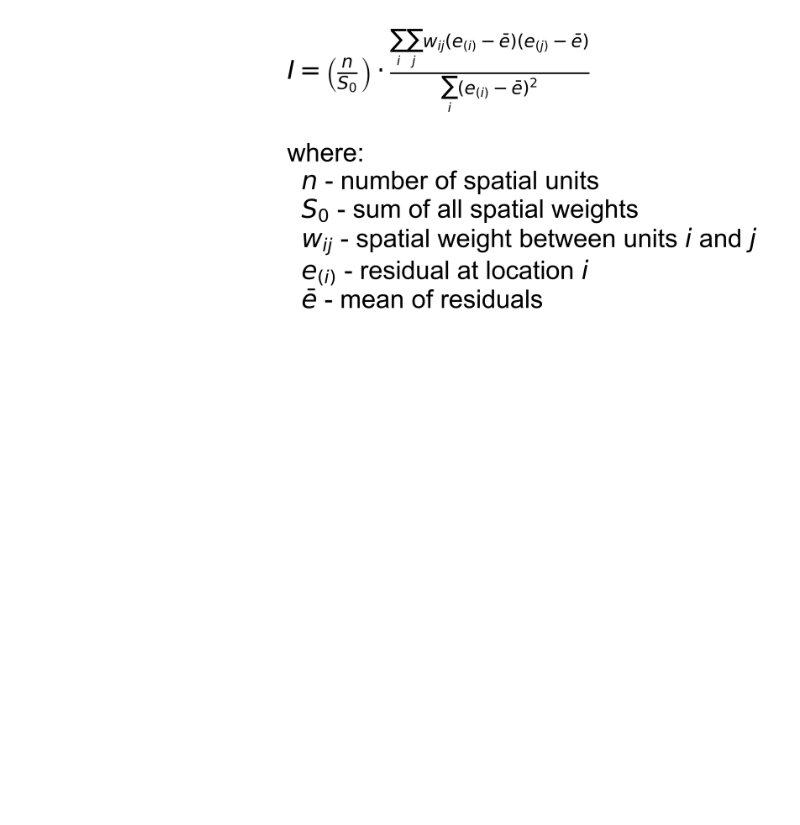
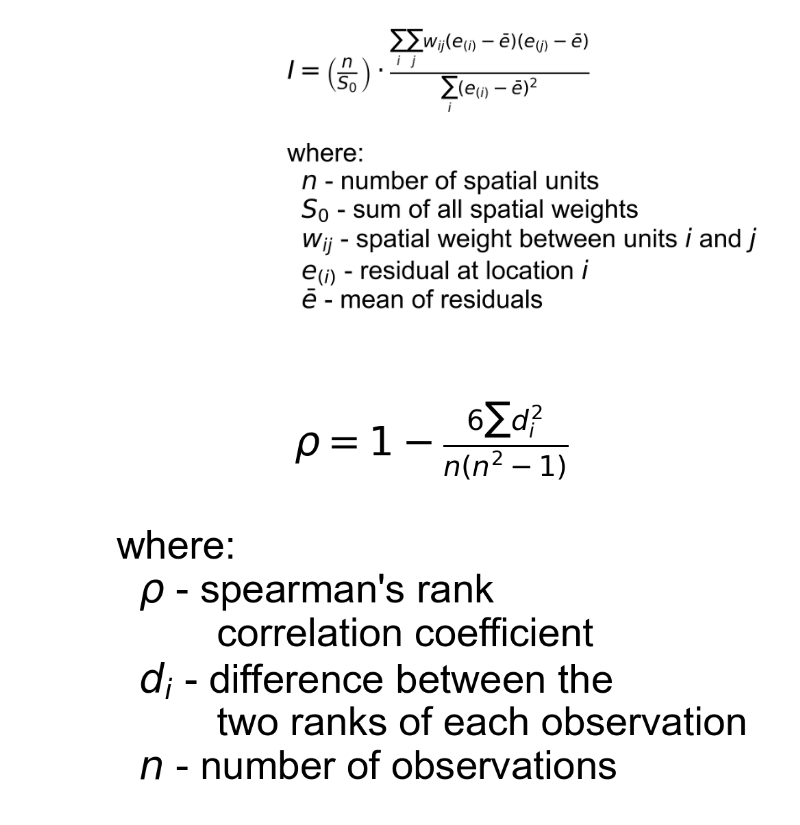
Before and after one commit to ljyyyy120/Captone_depression, a Jupyter notebook: 03_data_visulization/equation.ipynb, the cells around one changed output. Saved outputs shown, nothing was run; the diff lists cells and outputs as text; code cells hidden in the pictures; blank space fills up the shorter version.

Commit message:
equation

```diff
--- a/03_data_visulization/equation.ipynb
+++ b/03_data_visulization/equation.ipynb
@@ -51,3 +51,37 @@ plt.tight_layout()
 plt.show()
 # %% [output]
 [figure]
+# %%
+import matplotlib.pyplot as plt
+
+# Set up figure
+fig, ax = plt.subplots(figsize=(2.5, 2), dpi=300)
+plt.rcParams.update({
+    "text.usetex": False,
+    "font.family": "Arial",
+    "font.size": 14
+})
+
+# Define the equation in LaTeX format
+equation = (
+
+    r"                $\rho = 1 - \frac{6 \sum d_i^2}{n(n^2 - 1)}$" "\n""\n"
+    r"where:" "\n"
+    r"  $\rho$ - spearman's rank " "\n"
+    r"         correlation coefficient" "\n"
+    r"  $d_i$ - difference between the" "\n"
+    r"         two ranks of each observation" "\n"
+    r"  $n$ - number of observations"
+)
+
+# Plot text
+ax.text(0, 1, equation, va='top')
+
+# Hide axes
+ax.axis('off')
+
+# Display
+plt.tight_layout()
+plt.show()
+# %% [output]
+[figure, added]
```
Also changed, not shown: 3 other files.
